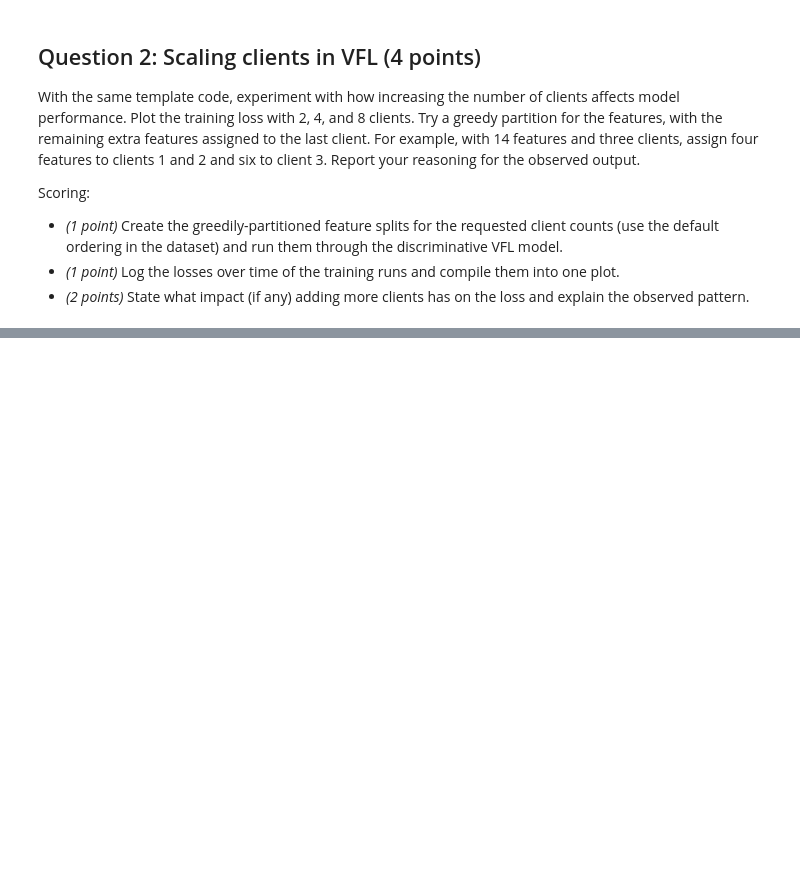
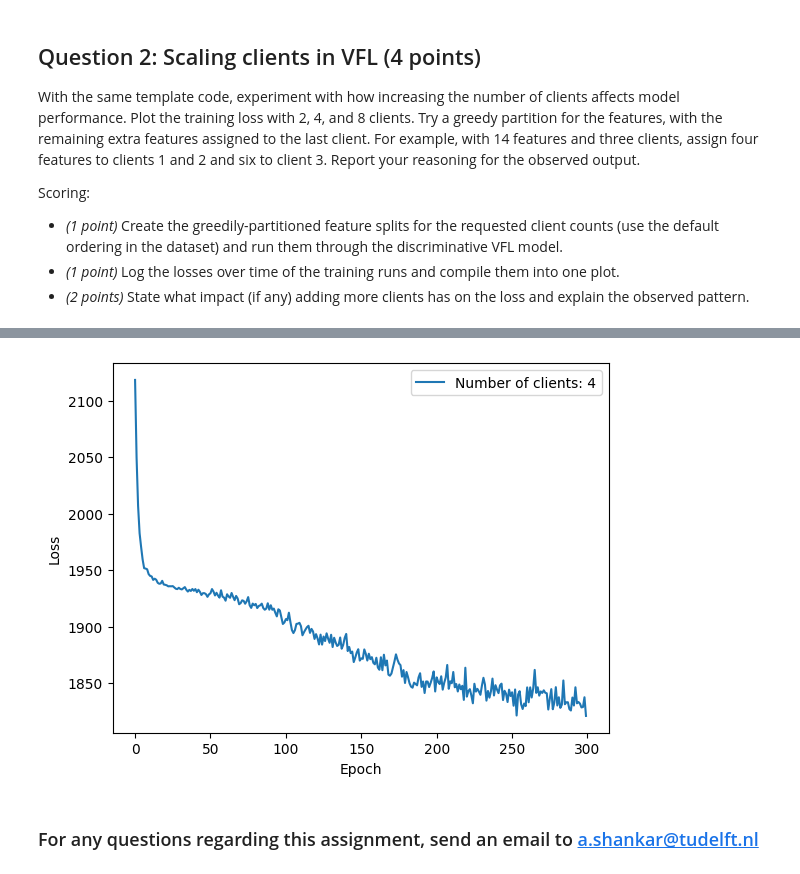
Before and after one commit to soizhiwen/ddls-lab, a Jupyter notebook: lab/hw-vfl.ipynb, the cells around one changed output, grey strips where cells are left out. Cells and saved outputs as stored; diff of their text form; code cells hidden in the pictures; blank space fills up the shorter version.

```diff
--- a/lab/hw-vfl.ipynb
+++ b/lab/hw-vfl.ipynb
@@ -25,8 +25,6 @@ import torch
 import torch.nn as nn
 import torch.optim as optim
 from sklearn.preprocessing import MinMaxScaler
-
-from tqdm import tqdm
 
 
 class BottomModel(nn.Module):
@@ -84,7 +82,7 @@ class VFLNetwork(nn.Module):
         num_batches = (
             len(x) // batch_sz if len(x) % batch_sz == 0 else len(x) // batch_sz + 1
         )
-        for epoch in tqdm(range(epochs)):
+        for epoch in range(epochs):
             self.optimizer.zero_grad()
             total_loss = 0.0
             correct = 0.0
@@ -113,9 +111,9 @@ class VFLNetwork(nn.Module):
                 self.optimizer.step()
 
             train_losses.append(total_loss.detach().numpy() / num_batches)
-            # print(
-            #     f"Epoch: {epoch} Train accuracy: {correct * 100 / total:.2f}% Loss: {train_losses[-1]:.3f}"
-            # )
+            print(
+                f"Epoch: {epoch} Train accuracy: {correct * 100 / total:.2f}% Loss: {train_losses[-1]:.3f}"
+            )
 
         return train_losses
 
@@ -293,0 +567,64 @@ Scoring:
+# %%
+torch.manual_seed(42)
+np.random.seed(42)
+
+# Preprocess data
+df = pd.read_csv("heart-dataset/heart.csv")
+categorical = ["sex", "cp", "fbs", "restecg", "exang", "slope", "ca", "thal"]
+encoded_df = pd.get_dummies(df, columns=categorical)
+X = encoded_df.drop("target", axis=1)
+y = encoded_df["target"]
+X_train, X_test, y_train, y_test = train_test_split(X, y, test_size=0.2)
+sc = StandardScaler()
+X_train = sc.fit_transform(X_train)
+X_test = sc.transform(X_test)
+X_train = torch.tensor(X_train).float()
+X_test = torch.tensor(X_test).float()
+y_train = torch.tensor(y_train.values).long()
+y_test = torch.tensor(y_test.values).long()
+real_data = torch.concat((X_train, y_train.view(-1, 1)), dim=1)
+
+# Split data among clients
+num_clients = 4
+features_per_client = (num_clients - 1) * [real_data.shape[1] // num_clients]
+features_per_client.append(real_data.shape[1] - sum(features_per_client))
+features_per_client = np.array(features_per_client)
+all_feature_names = np.array(range(real_data.shape[1]))
+client_feature_names = []
+
+start_index = 0
+for num_feats in features_per_client:
+    feat_names = all_feature_names[start_index : start_index + num_feats]
+    client_feature_names.append(feat_names)
+    start_index += num_feats
+
+# Define models
+outs_per_client = 2
+input_local_models = [
+    MLP(len(in_feats), outs_per_client * len(in_feats))
+    for in_feats in client_feature_names
+]
+output_local_models = [
+    MLP(outs_per_client * len(in_feats), len(in_feats))
+    for in_feats in client_feature_names
+]
+
+Network = VFL(input_local_models, output_local_models)
+optimizer = optim.Adam(Network.parameters(), lr=1e-3)
+loss_mse = customLoss()
+
+# Train model and plot losses
+EPOCHS = 300
+BATCH_SIZE = 64
+
+train_losses = Network.train_with_settings(
+    EPOCHS,
+    BATCH_SIZE,
+    client_feature_names,
+    real_data,
+    optimizer,
+    loss_mse,
+)
+
+plot_losses(EPOCHS, train_losses, "Number of clients", num_clients)
+# %% [output]
@@ -293,0 +648,3 @@ Scoring:
+[figure, added]
+# %% [markdown]
+### For any questions regarding this assignment, send an email to a.shankar@tudelft.nl
```
Also changed, not shown: parts of 8 cells of this notebook.
